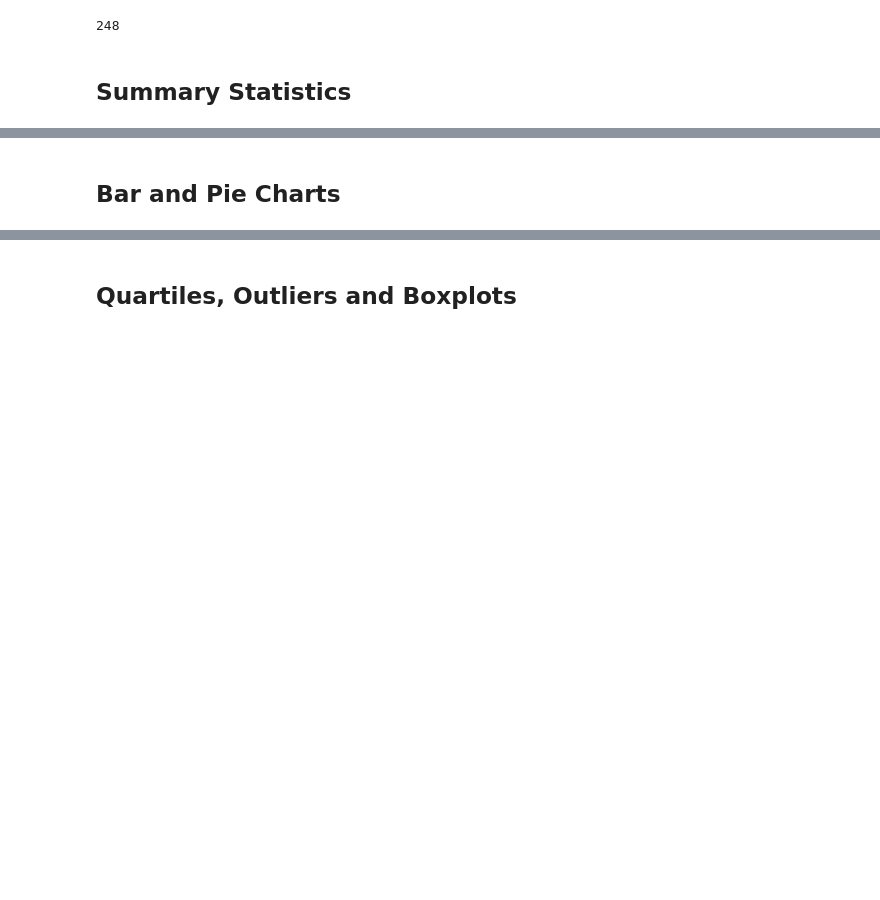
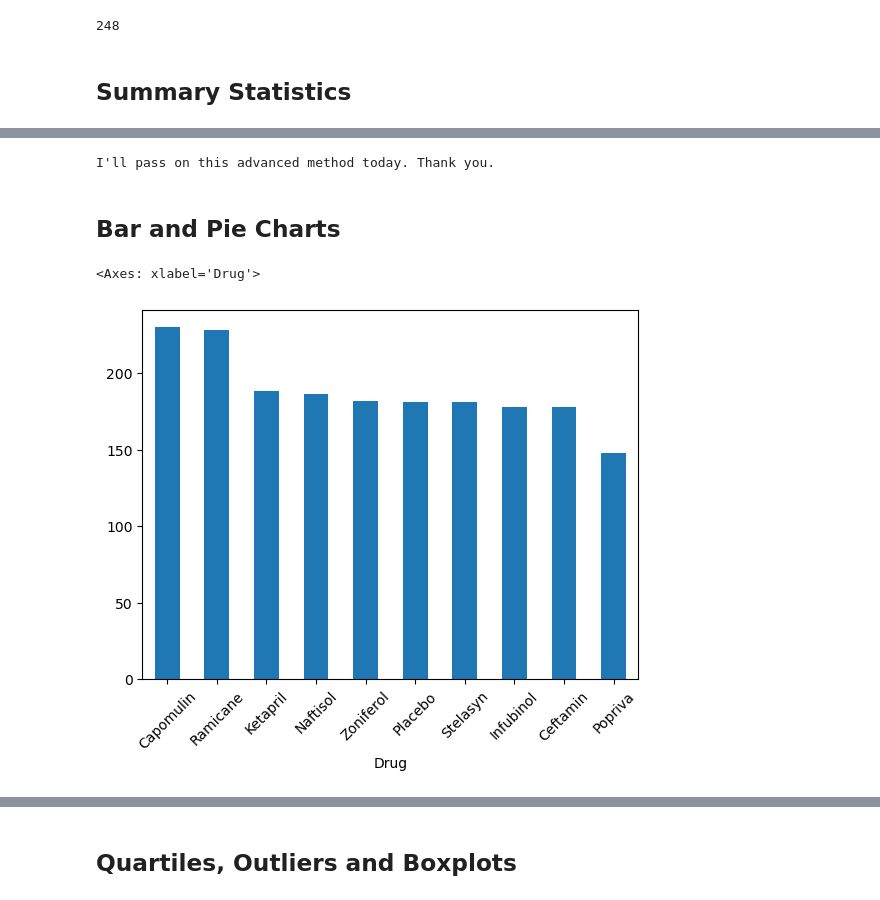
Before and after one commit to Sophie-GJ/pyplots-challenge, a Jupyter notebook: pymaceuticals.ipynb, the cells around one changed output, grey strips where cells are left out. Drawn from its saved outputs; the diff is of its cells as text; code cells hidden in the pictures; blank space fills up the shorter version.

Commit message:
first pie chart complete

```diff
--- a/pymaceuticals.ipynb
+++ b/pymaceuticals.ipynb
@@ -149,7 +149,21 @@ summary_df
 
 # Using the aggregation method, produce the same summary statistics in a single line
 
-#no thank you
+print("I'll pass on this advanced method today. Thank you.")
+# %% [output]
+I'll pass on this advanced method today. Thank you.
 # %% [markdown]
 ## Bar and Pie Charts
+# %%
+# Generate a bar plot showing the total number of rows (Mouse ID/Timepoints) for each drug regimen using Pandas.
+regimen_roundup=clean_mouse_study_df["Drug Regimen"].value_counts()
+drug=['Capomulin', 'Ramicane', 'Ketapril', 'Naftisol', 'Zoniferol', 'Placebo', 'Stelasyn', 'Infubinol', 'Ceftamin', 'Popriva']
+mouse_count=[230, 228, 188, 186, 182, 181, 181, 178, 178, 148]
+regimen_roundup_df=pd.DataFrame({"Drug": drug,
+                     "Mouse Count": mouse_count})
+
+regimen_roundup_df.plot.bar(x="Drug", y="Mouse Count", rot=45, legend=False)
+# %% [output]
+<Axes: xlabel='Drug'>
+[figure, added]
 # %%
```
Also changed, not shown: parts of 5 cells of this notebook.
